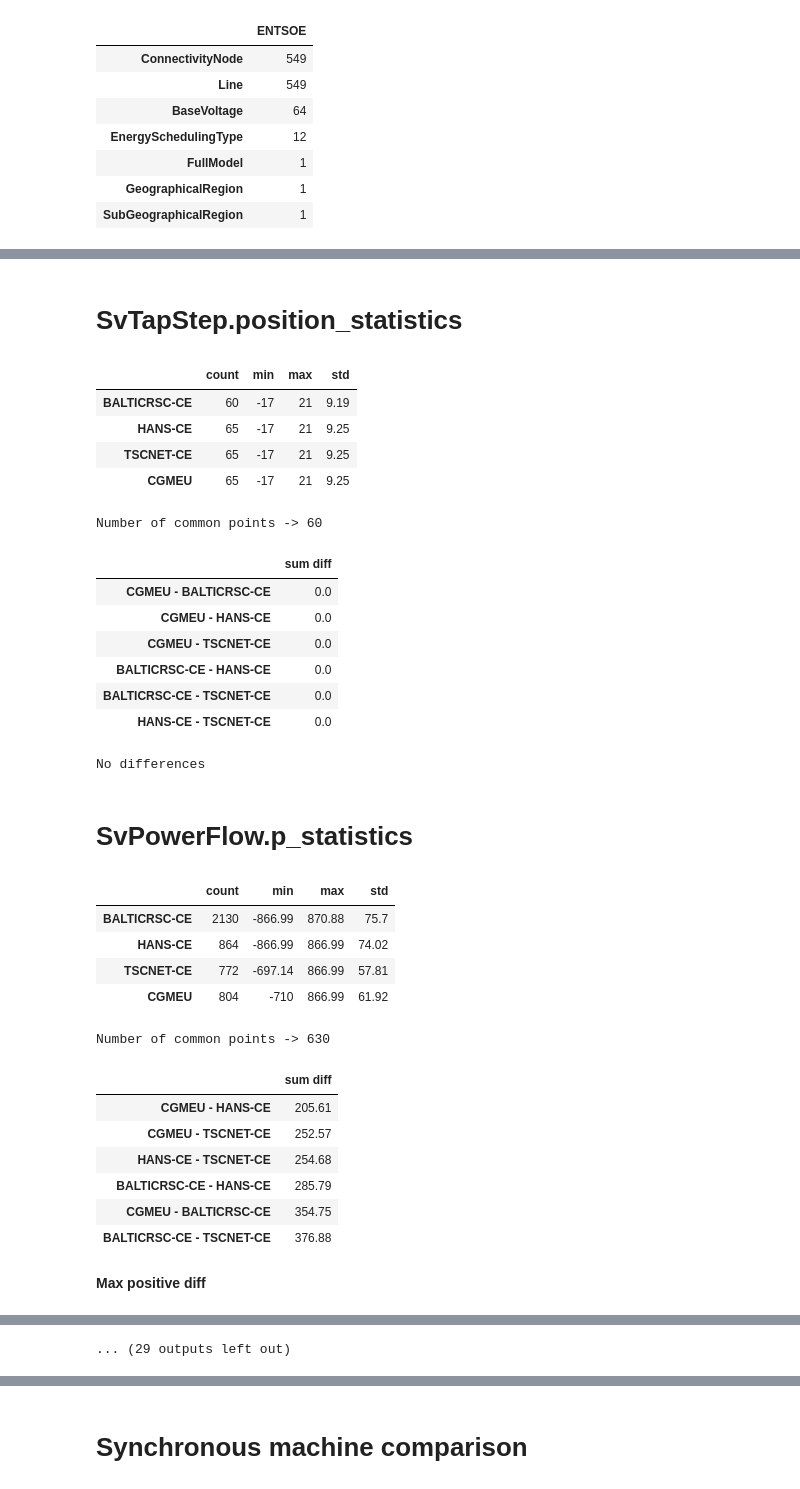
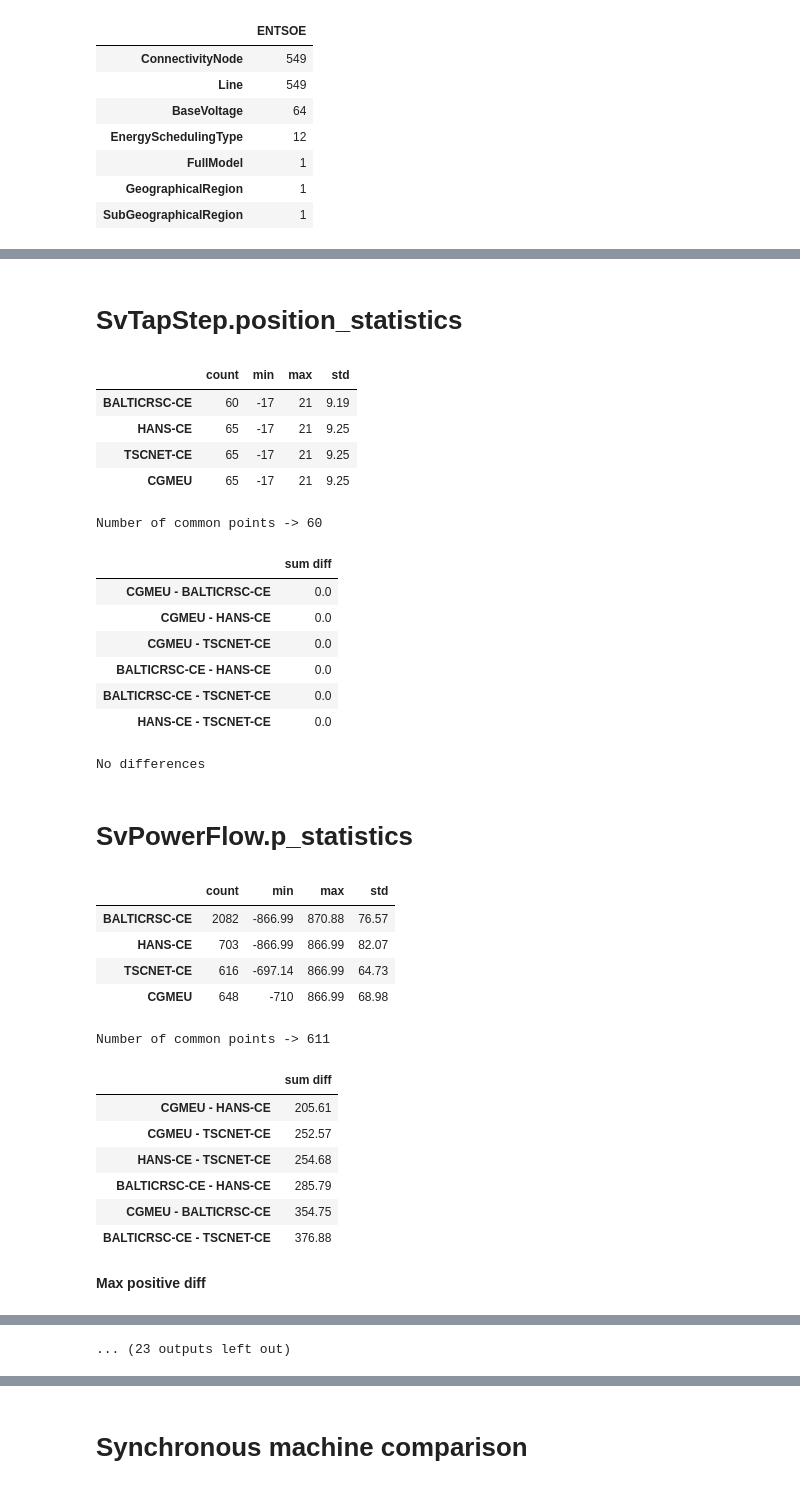
Before and after one commit to Haigutus/USVDM, a Jupyter notebook: Tools/RDF_PARSER/SV_comparison.ipynb, the cells around one changed output, grey strips where cells are left out. Saved outputs shown, nothing was run; the diff lists cells and outputs as text; code cells hidden in the pictures.

Commit message:
Main TI filtering added to Voltage and Powerflow comparison

```diff
--- a/Tools/RDF_PARSER/SV_comparison.ipynb
+++ b/Tools/RDF_PARSER/SV_comparison.ipynb
@@ -258,3 +294,14 @@ statistics.fillna(0).T.style.applymap(color_negative_red).highlight_max(axis=0)
+# %%
+# Take the largest Topological Island and find TopologicalNodes and Terminals inside the Island
+ref_TI_ID = TopologicalIslands_display.head(1).index[0]
+
+ref_tag = "ref"
+
+# Nodes
+ref_TopologicalNodes = data.query("ID == '{}' and KEY == 'TopologicalIsland.TopologicalNodes'".format(ref_TI_ID))[["VALUE"]].rename(columns={"VALUE":ref_tag})
+
+# Terminals
+ref_Terminals = data.type_tableview("Terminal").reset_index().merge(ref_TopologicalNodes, right_on="ref", left_on="Terminal.TopologicalNode")[["ID"]].rename(columns={"ID":ref_tag})
 # %%
 
 # Add here parameters to compere and at what index
@@ -264,13 +311,17 @@ settings = [dict(index = "SvTapStep.TapChanger",      merge_column = "SvTapStep.
             dict(index = "SvVoltage.TopologicalNode", merge_column = "SvVoltage.v"),
             dict(index = "SvVoltage.TopologicalNode", merge_column = "SvVoltage.angle")]
 
+filter_dict = {"Terminal":        ref_Terminals,
+               "TopologicalNode": ref_TopologicalNodes}
+
 
 
 # Create all comparison tables
 for setting in settings:
 
     column_name = setting["merge_column"]
-    type_name =   setting["merge_column"].split(".")[0]
+    type_name   = setting["merge_column"].split(".")[0]
+    ref_name    = setting["index"].split(".")[1]
 
     comparison_dict[column_name] = {}
 
@@ -280,10 +331,13 @@ for setting in settings:
 
         rename_dict = {column_name:SV_UUID}
 
-        data_view = comparison_dict["data"][SV_UUID].\
-                    type_tableview(type_name).\
-                    set_index(setting["index"])\
-                    [[column_name]].\
+        data_view = comparison_dict["data"][SV_UUID].type_tableview(type_name)
+
+        if ref_name in filter_dict:
+            data_view = data_view.merge(filter_dict[ref_name], left_on=setting["index"], right_on=ref_tag)
+
+
+        data_view = data_view.set_index(setting["index"])[[column_name]].\
                     rename(rename_dict, axis = "columns").\
                     apply(pandas.to_numeric, errors = "ignore")#, drop = False) # use .reset_index() before .set_index() to keep result UUID
 
@@ -360,45 +414,45 @@ for report_name in statistics_to_report:
         graph = draw_relations_from(from_UUID, data, notebook = True)
         display(graph.show(r"{}.html".format(from_UUID)))
 
-        graph = draw_relations_to(from_UUID, data, notebook = True)
-        display(graph.show(r"{}.html".format(from_UUID)))
+        #graph = draw_relations_to(from_UUID, data, notebook = True)
+        #display(graph.show(r"{}.html".format(from_UUID)))
 
         markdown_print("**Max negative diff**")
         display(sorted_diff.tail(show_top))
 
         from_UUID = sorted_diff.index[-1]
 
         graph = draw_relations_from(from_UUID, data, notebook = True)
         display(graph.show(r"{}.html".format(from_UUID)))
 
-        graph = draw_relations_to(from_UUID, data, notebook = True)
-        display(graph.show(r"{}.html".format(from_UUID)))
+        #graph = draw_relations_to(from_UUID, data, notebook = True)
+        #display(graph.show(r"{}.html".format(from_UUID)))
 
     else:
         print("No differences")
 # %% [output]
 # SvTapStep.position_statistics
 |  | count | min | max | std |
 | BALTICRSC-CE | 60 | -17 | 21 | 9.19 |
 | HANS-CE | 65 | -17 | 21 | 9.25 |
 | TSCNET-CE | 65 | -17 | 21 | 9.25 |
 | CGMEU | 65 | -17 | 21 | 9.25 |
 Number of common points -> 60
 |  | sum diff |
 | CGMEU - BALTICRSC-CE | 0.0 |
 | CGMEU - HANS-CE | 0.0 |
 | CGMEU - TSCNET-CE | 0.0 |
 | BALTICRSC-CE - HANS-CE | 0.0 |
 | BALTICRSC-CE - TSCNET-CE | 0.0 |
 | HANS-CE - TSCNET-CE | 0.0 |
 No differences
 # SvPowerFlow.p_statistics
 |  | count | min | max | std |
-| BALTICRSC-CE | 2130 | -866.99 | 870.88 | 75.7 |
-| HANS-CE | 864 | -866.99 | 866.99 | 74.02 |
-| TSCNET-CE | 772 | -697.14 | 866.99 | 57.81 |
-| CGMEU | 804 | -710 | 866.99 | 61.92 |
+| BALTICRSC-CE | 2082 | -866.99 | 870.88 | 76.57 |
+| HANS-CE | 703 | -866.99 | 866.99 | 82.07 |
+| TSCNET-CE | 616 | -697.14 | 866.99 | 64.73 |
+| CGMEU | 648 | -710 | 866.99 | 68.98 |
-Number of common points -> 630
+Number of common points -> 611
 |  | sum diff |
 | CGMEU - HANS-CE | 205.61 |
 | CGMEU - TSCNET-CE | 252.57 |
@@ -415,7 +469,7 @@ Number of common points -> 630
 | 057d6059-28d1-431f-a692-4ce88b2ede2a | -102.80370 | -105.7850 | -115.986 | -100.000 | 13.18230 |
 | 9d137e3a-e272-4d9a-38e3-3ae7f8b1d4a8 | -94.80366 | -97.3225 | -107.644 | -102.271 | 12.84034 |
 [interactive output not drawn]
-... (29 outputs left out)
+... (23 outputs left out)
 # %%
 voltages = pandas.DataFrame()
 
```
Also changed, not shown: parts of 5 cells of this notebook.
